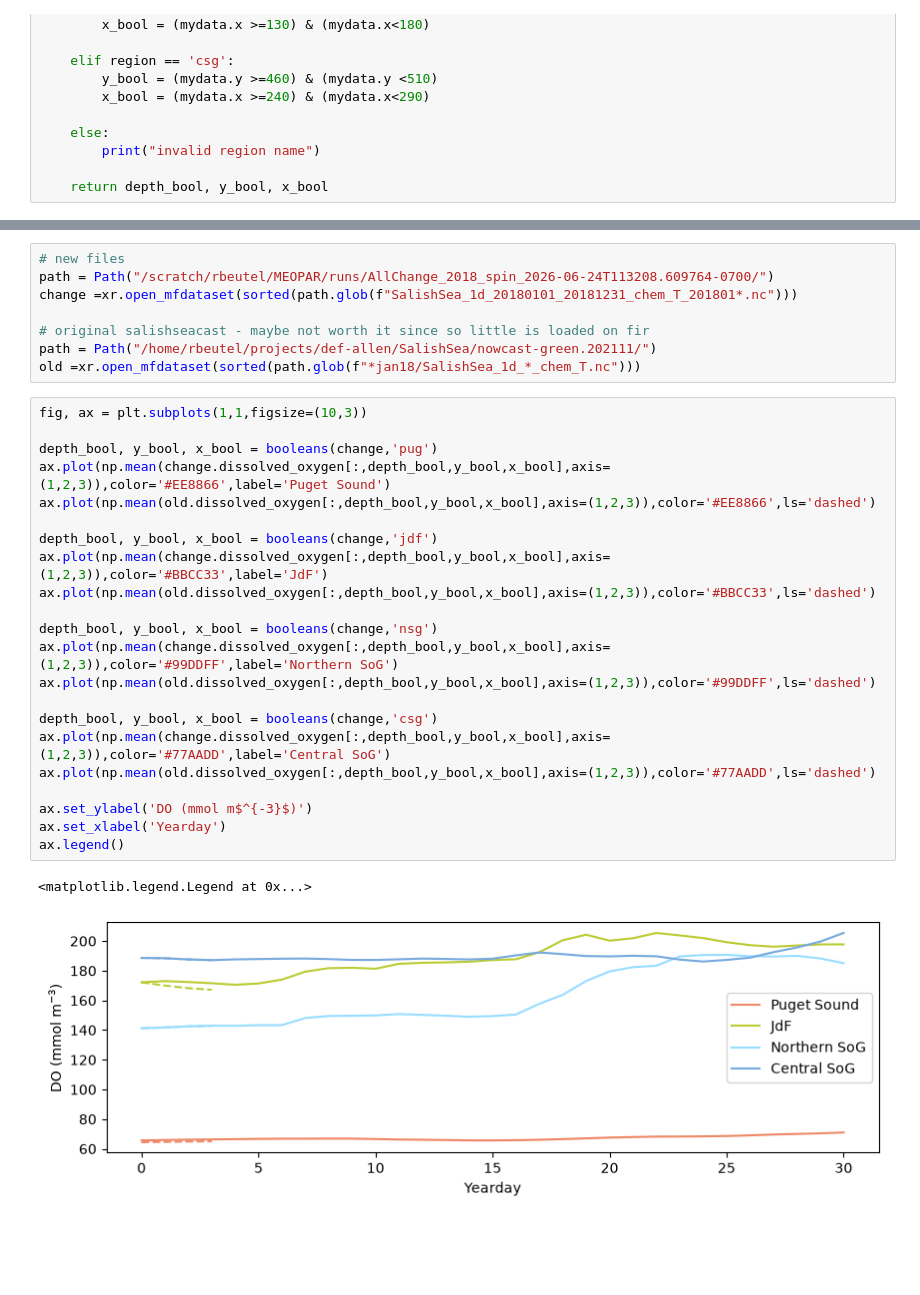
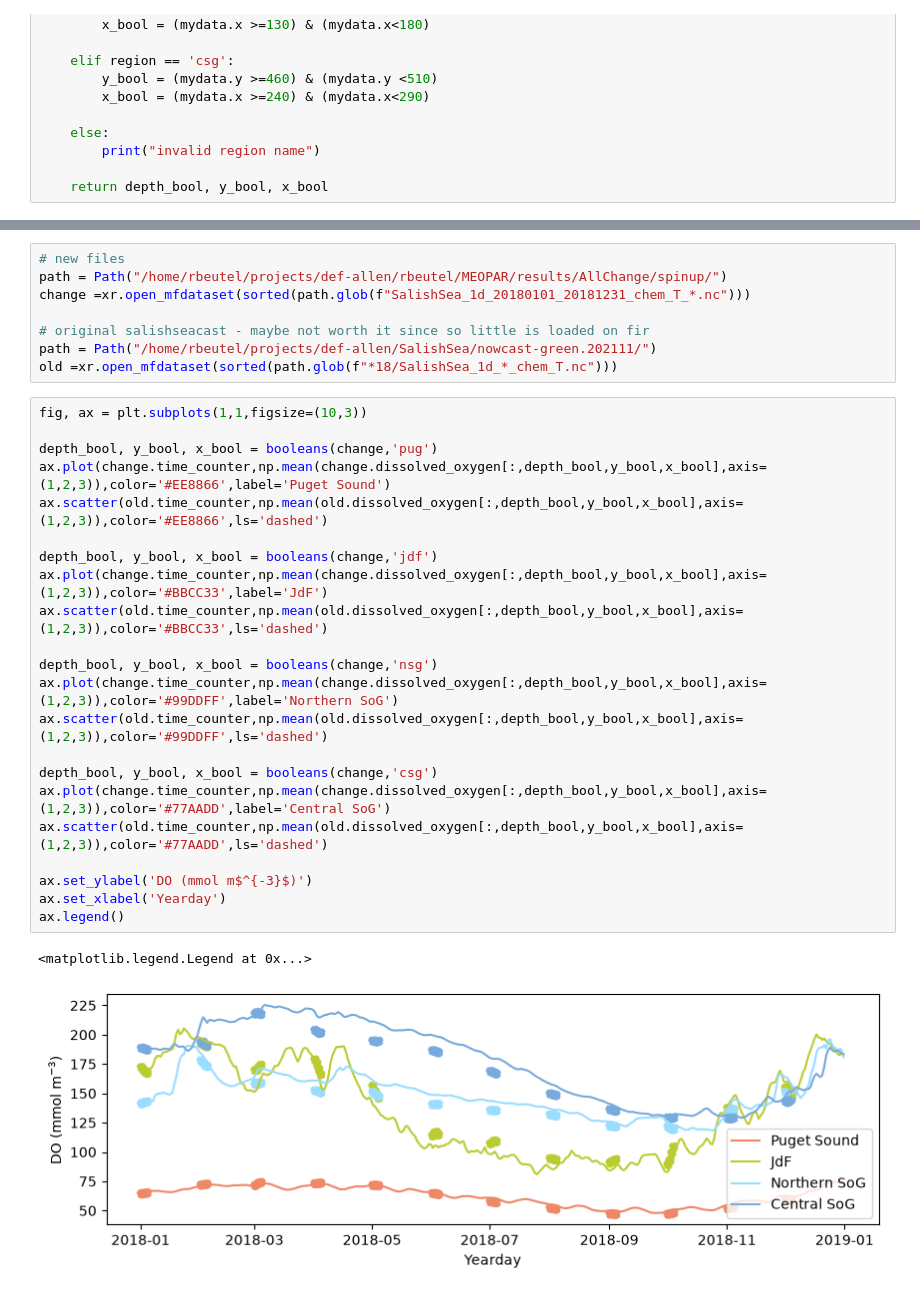
Before and after one commit to rbeutel/SSprojection-analysis, a Jupyter notebook: check.ipynb, the cells around one changed output, grey strips where cells are left out. Cells and saved outputs as stored; diff of their text form; blank space fills up the shorter version.

```diff
--- a/check.ipynb
+++ b/check.ipynb
@@ -99,36 +119,36 @@ ax.legend()
 # %%
 # new files
-path = Path("/scratch/rbeutel/MEOPAR/runs/AllChange_2018_spin_2026-06-24T113208.609764-0700/")
-change =xr.open_mfdataset(sorted(path.glob(f"SalishSea_1d_20180101_20181231_chem_T_201801*.nc")))
+path = Path("/home/rbeutel/projects/def-allen/rbeutel/MEOPAR/results/AllChange/spinup/")
+change =xr.open_mfdataset(sorted(path.glob(f"SalishSea_1d_20180101_20181231_chem_T_*.nc")))
 
 # original salishseacast - maybe not worth it since so little is loaded on fir
 path = Path("/home/rbeutel/projects/def-allen/SalishSea/nowcast-green.202111/")
-old =xr.open_mfdataset(sorted(path.glob(f"*jan18/SalishSea_1d_*_chem_T.nc")))
+old =xr.open_mfdataset(sorted(path.glob(f"*18/SalishSea_1d_*_chem_T.nc")))
 # %%
 fig, ax = plt.subplots(1,1,figsize=(10,3))
 
 depth_bool, y_bool, x_bool = booleans(change,'pug')
-ax.plot(np.mean(change.dissolved_oxygen[:,depth_bool,y_bool,x_bool],axis=(1,2,3)),color='#EE8866',label='Puget Sound')
-ax.plot(np.mean(old.dissolved_oxygen[:,depth_bool,y_bool,x_bool],axis=(1,2,3)),color='#EE8866',ls='dashed')
+ax.plot(change.time_counter,np.mean(change.dissolved_oxygen[:,depth_bool,y_bool,x_bool],axis=(1,2,3)),color='#EE8866',label='Puget Sound')
+ax.scatter(old.time_counter,np.mean(old.dissolved_oxygen[:,depth_bool,y_bool,x_bool],axis=(1,2,3)),color='#EE8866',ls='dashed')
 
 depth_bool, y_bool, x_bool = booleans(change,'jdf')
-ax.plot(np.mean(change.dissolved_oxygen[:,depth_bool,y_bool,x_bool],axis=(1,2,3)),color='#BBCC33',label='JdF')
-ax.plot(np.mean(old.dissolved_oxygen[:,depth_bool,y_bool,x_bool],axis=(1,2,3)),color='#BBCC33',ls='dashed')
+ax.plot(change.time_counter,np.mean(change.dissolved_oxygen[:,depth_bool,y_bool,x_bool],axis=(1,2,3)),color='#BBCC33',label='JdF')
+ax.scatter(old.time_counter,np.mean(old.dissolved_oxygen[:,depth_bool,y_bool,x_bool],axis=(1,2,3)),color='#BBCC33',ls='dashed')
 
 depth_bool, y_bool, x_bool = booleans(change,'nsg')
-ax.plot(np.mean(change.dissolved_oxygen[:,depth_bool,y_bool,x_bool],axis=(1,2,3)),color='#99DDFF',label='Northern SoG')
-ax.plot(np.mean(old.dissolved_oxygen[:,depth_bool,y_bool,x_bool],axis=(1,2,3)),color='#99DDFF',ls='dashed')
+ax.plot(change.time_counter,np.mean(change.dissolved_oxygen[:,depth_bool,y_bool,x_bool],axis=(1,2,3)),color='#99DDFF',label='Northern SoG')
+ax.scatter(old.time_counter,np.mean(old.dissolved_oxygen[:,depth_bool,y_bool,x_bool],axis=(1,2,3)),color='#99DDFF',ls='dashed')
 
 depth_bool, y_bool, x_bool = booleans(change,'csg')
-ax.plot(np.mean(change.dissolved_oxygen[:,depth_bool,y_bool,x_bool],axis=(1,2,3)),color='#77AADD',label='Central SoG')
-ax.plot(np.mean(old.dissolved_oxygen[:,depth_bool,y_bool,x_bool],axis=(1,2,3)),color='#77AADD',ls='dashed')
+ax.plot(change.time_counter,np.mean(change.dissolved_oxygen[:,depth_bool,y_bool,x_bool],axis=(1,2,3)),color='#77AADD',label='Central SoG')
+ax.scatter(old.time_counter,np.mean(old.dissolved_oxygen[:,depth_bool,y_bool,x_bool],axis=(1,2,3)),color='#77AADD',ls='dashed')
 
 ax.set_ylabel('DO (mmol m$^{-3}$)')
 ax.set_xlabel('Yearday')
 ax.legend()
 # %% [output]
 <matplotlib.legend.Legend at 0x...>
-[figure, old version]
+[figure, new version]
 # %%
 fig, ax = plt.subplots(1,1,figsize=(10,3))
 
```
Also changed, not shown: parts of 8 cells of this notebook.
